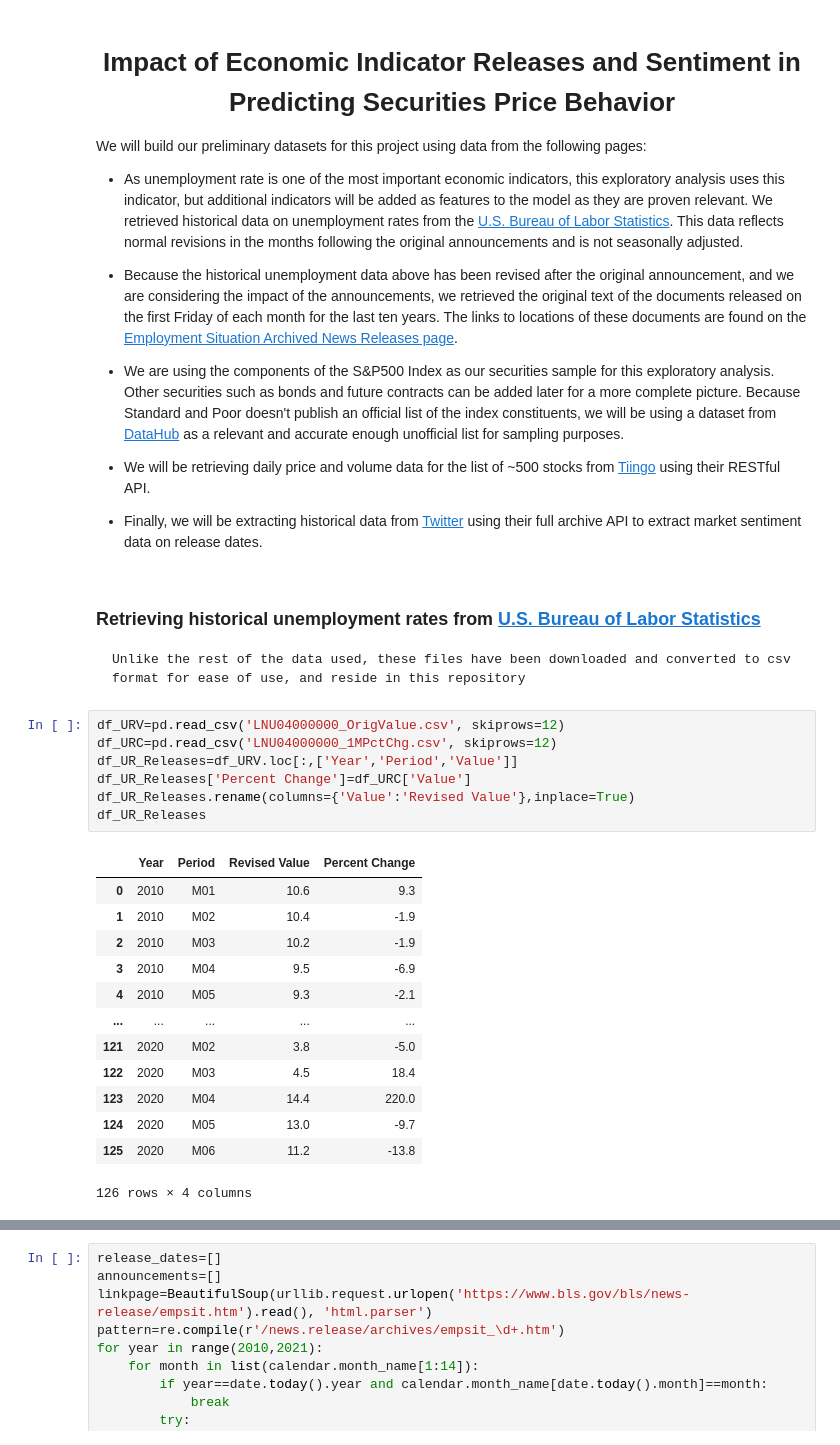
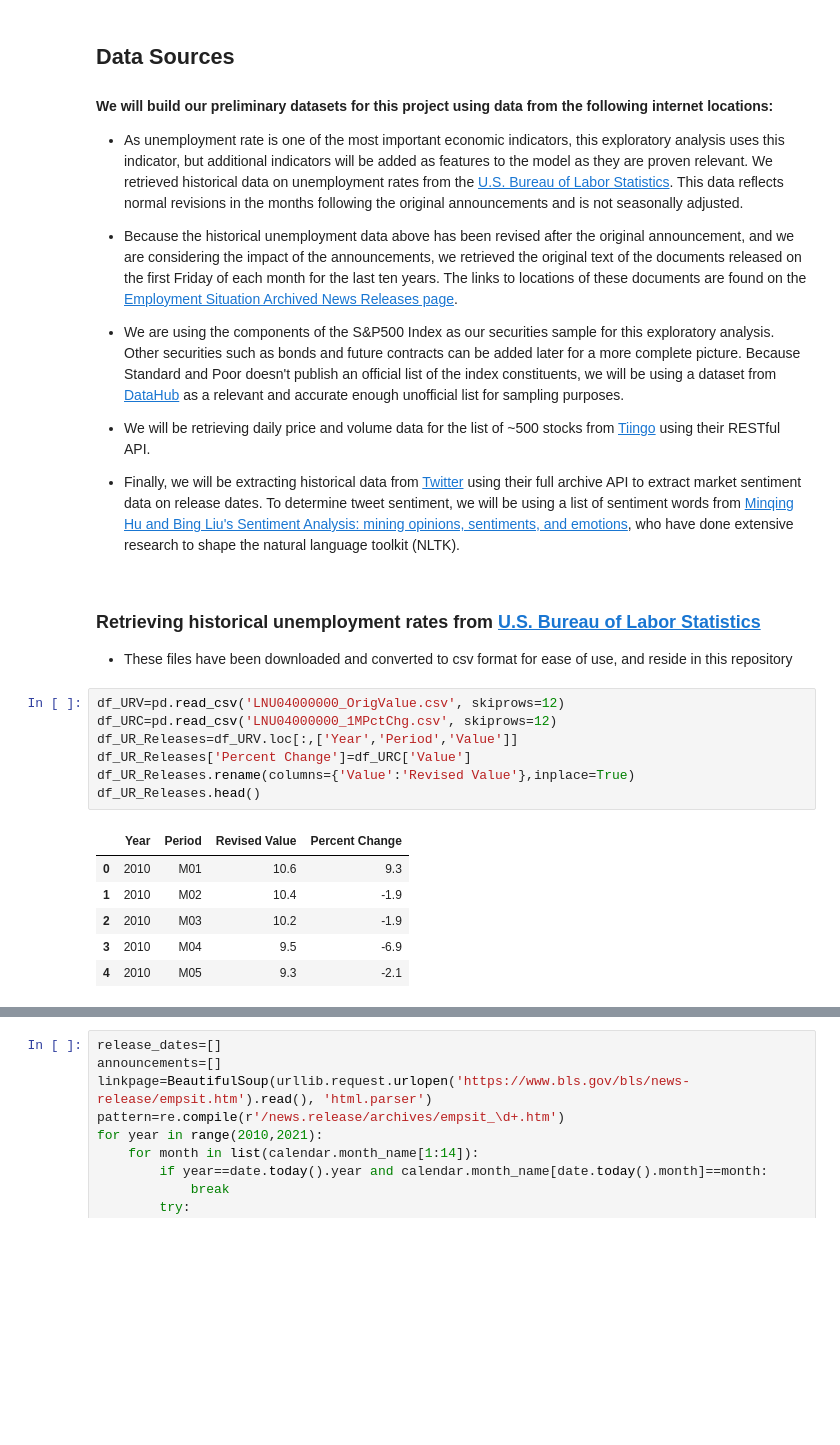
Before and after one commit to flbyrne/EISentiMent-DataSourceExploration, a Jupyter notebook: EISentiMent.ipynb, the cells around one changed output, grey strips where cells are left out. Saved outputs shown, nothing was run; the diff lists cells and outputs as text; blank space fills up the shorter version.

```diff
--- a/EISentiMent.ipynb
+++ b/EISentiMent.ipynb
@@ -15,7 +55,7 @@ import seaborn as sns
 # %% [markdown]
-# <center>Impact of Economic Indicator Releases and Sentiment in Predicting Securities Price Behavior</center>
+## Data Sources
 
-We will build our preliminary datasets for this project using data from the following pages:
+#### We will build our preliminary datasets for this project using data from the following internet locations:
 
 * As unemployment rate is one of the most important economic indicators, this exploratory analysis uses this indicator, but additional indicators will be added as features to the model as they are proven relevant. We retrieved historical data on unemployment rates from the [U.S. Bureau of Labor Statistics](https://data.bls.gov/timeseries/LNU04000000). This data reflects normal revisions in the months following the original announcements and is not seasonally adjusted.
 
@@ -25,29 +65,22 @@ We will build our preliminary datasets for this project using data from the foll
 
 * We will be retrieving daily price and volume data for the list of ~500 stocks from [Tiingo](https://www.tiingo.com) using their RESTful API.
 
-* Finally, we will be extracting historical data from [Twitter](https://twitter.com/home?lang=en) using their full archive API to extract market sentiment data on release dates.
+* Finally, we will be extracting historical data from [Twitter](https://twitter.com/home?lang=en) using their full archive API to extract market sentiment data on release dates. To determine tweet sentiment, we will be using a list of sentiment words from [Minqing Hu and Bing Liu's Sentiment Analysis: mining opinions, sentiments, and emotions](https://www.cs.uic.edu/~liub/FBS/sentiment-analysis.html), who have done extensive research to shape the natural language toolkit (NLTK).
 # %% [markdown]
 ### Retrieving historical unemployment rates from [U.S. Bureau of Labor Statistics](https://data.bls.gov/timeseries/LNU04000000)
-    Unlike the rest of the data used, these files have been downloaded and converted to csv format for ease of use, and reside in this repository
+* These files have been downloaded and converted to csv format for ease of use, and reside in this repository
 # %%
 df_URV=pd.read_csv('LNU04000000_OrigValue.csv', skiprows=12)
 df_URC=pd.read_csv('LNU04000000_1MPctChg.csv', skiprows=12)
 df_UR_Releases=df_URV.loc[:,['Year','Period','Value']]
 df_UR_Releases['Percent Change']=df_URC['Value']
 df_UR_Releases.rename(columns={'Value':'Revised Value'},inplace=True)
-df_UR_Releases
+df_UR_Releases.head()
 # %% [output]
 |  | Year | Period | Revised Value | Percent Change |
 | 0 | 2010 | M01 | 10.6 | 9.3 |
 | 1 | 2010 | M02 | 10.4 | -1.9 |
 | 2 | 2010 | M03 | 10.2 | -1.9 |
 | 3 | 2010 | M04 | 9.5 | -6.9 |
 | 4 | 2010 | M05 | 9.3 | -2.1 |
-| ... | ... | ... | ... | ... |
-| 121 | 2020 | M02 | 3.8 | -5.0 |
-| 122 | 2020 | M03 | 4.5 | 18.4 |
-| 123 | 2020 | M04 | 14.4 | 220.0 |
-| 124 | 2020 | M05 | 13.0 | -9.7 |
-| 125 | 2020 | M06 | 11.2 | -13.8 |
-126 rows × 4 columns
 # %% [markdown]
```
Also changed, not shown: parts of 43 cells of this notebook.
